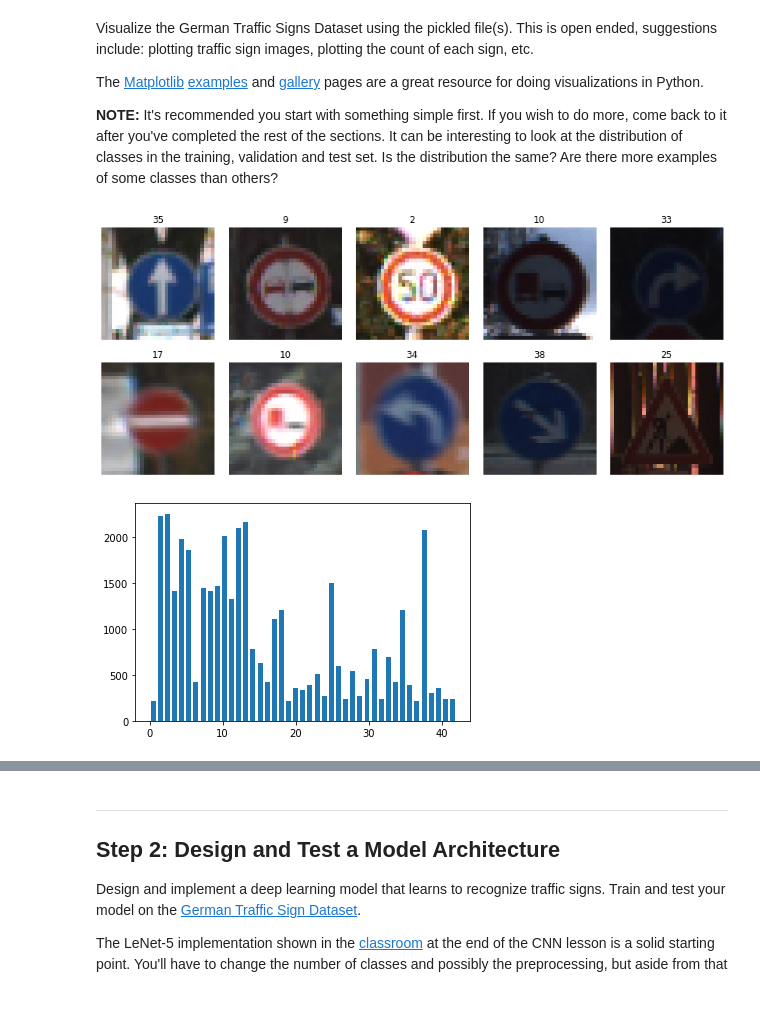
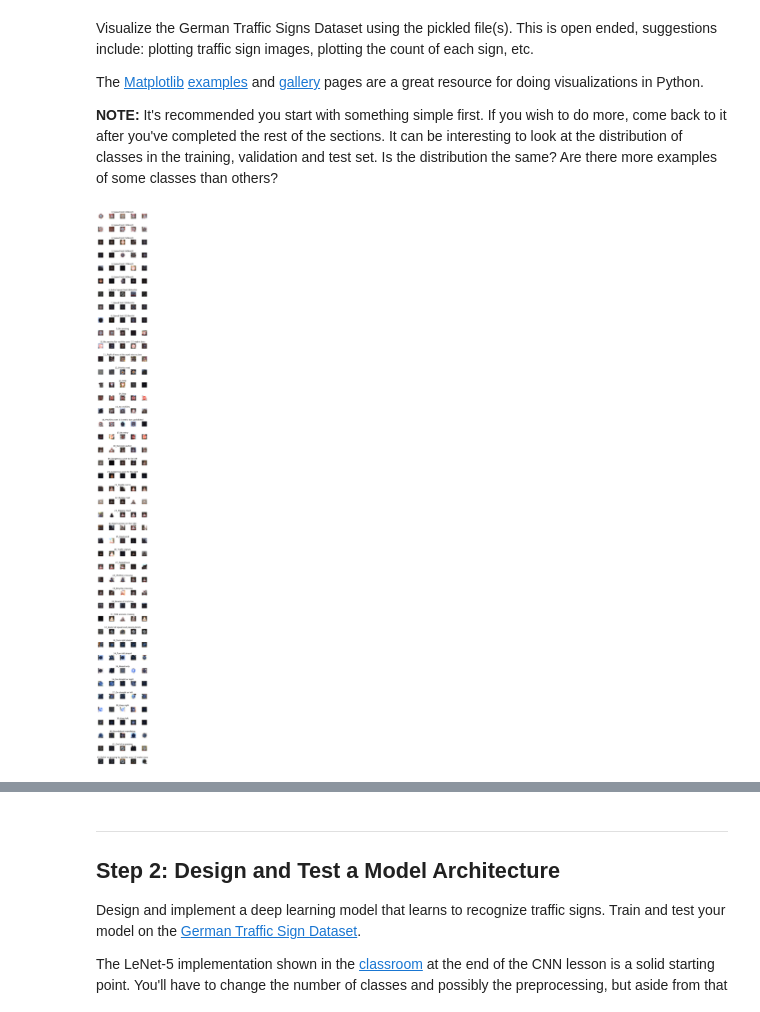
Before and after one commit to writego/Self-driving-Car-Engineer_Udacity, a Jupyter notebook: CarND-Traffic-Sign-Classifier-Project-master/Traffic_Sign_Classifier.ipynb, the cells around one changed output, grey strips where cells are left out. Saved outputs shown, nothing was run; the diff lists cells and outputs as text; code cells hidden in the pictures.

```diff
--- a/CarND-Traffic-Sign-Classifier-Project-master/Traffic_Sign_Classifier.ipynb
+++ b/CarND-Traffic-Sign-Classifier-Project-master/Traffic_Sign_Classifier.ipynb
@@ -24,24 +38,25 @@ The [rubric](https://review.udacity.com/#!/rubrics/481/view) contains "Stand Out
 import pickle
 
 # TODO: Fill this in based on where you saved the training and testing data
-
-training_file = "./traffic-signs-data/train.p"
-# validation_file=?
-testing_file = "./traffic-signs-data/test.p"
+training_file = "./german-traffic-signs/train.p"
+validation_file= "./german-traffic-signs/valid.p"
+testing_file = "./german-traffic-signs/test.p"
 
 with open(training_file, mode='rb') as f:
     train = pickle.load(f)
-# with open(validation_file, mode='rb') as f:
-#     valid = pickle.load(f)
+with open(validation_file, mode='rb') as f:
+    valid = pickle.load(f)
 with open(testing_file, mode='rb') as f:
     test = pickle.load(f)
 
 X_train, y_train = train['features'], train['labels']
-# X_valid, y_valid = valid['features'], valid['labels']
+X_valid, y_valid = valid['features'], valid['labels']
 X_test, y_test = test['features'], test['labels']
 
 print("X_train shape:", X_train.shape)
 print("y_train shape:", y_train.shape)
+print("X_valid shape:", X_train.shape)
+print("y_valid shape:", y_train.shape)
 print("X_test shape:", X_test.shape)
 print("y_test shape:", y_test.shape)
 # %% [output]
@@ -104,29 +130,24 @@ The [Matplotlib](http://matplotlib.org/) [examples](http://matplotlib.org/exampl
 # %%
 ### Data exploration visualization code goes here.
 ### Feel free to use as many code cells as needed.
 import matplotlib.pyplot as plt
+import pandas as pd
 import random
-# Visualizations will be shown in the notebook.
-%matplotlib inline
+data = pd.read_csv('german-traffic-signs/signnames.csv')
+num_of_samples = []
 
-# show image of 10 random data points
-fig, axs = plt.subplots(2,5, figsize=(15, 6))
-fig.subplots_adjust(hspace = .2, wspace=.001)
-axs = axs.ravel()
-for i in range(10):
-    index = random.randint(0, len(X_train))
-    image = X_train[index]
-    axs[i].axis('off')
-    axs[i].imshow(image)
-    axs[i].set_title(y_train[index])
+cols = 5
+num_classes = 43
+fig,axs = plt.subplots(nrows = num_classes,ncols = cols, figsize = (5,50))
+fig.tight_layout()
+
+for i in range(cols):
+    for j,row in data.iterrows():
+        x_selected = X_train[y_train == j]
+        axs[j][i].imshow(x_selected[random.randint(0,(len(x_selected)-1)), :, :], cmap = plt.get_cmap('gray'))
+        axs[j][i].axis('off')
+        if i == 2:
+            axs[j][i].set_title(str(j)+'_'+ row["SignName"])
+            num_of_samples.append(len(x_selected))
 # %% [output]
-[figure, old version]
+[figure, new version]
-# %%
-# histogram of label frequency
-hist, bins = np.histogram(y_train, bins=n_classes)
-width = 0.7 * (bins[1] - bins[0])
-center = (bins[:-1] + bins[1:]) / 2
-plt.bar(center, hist, align='center', width=width)
-plt.show()
-# %% [output]
-[figure, removed]
```
Also changed, not shown: parts of 54 cells of this notebook.
